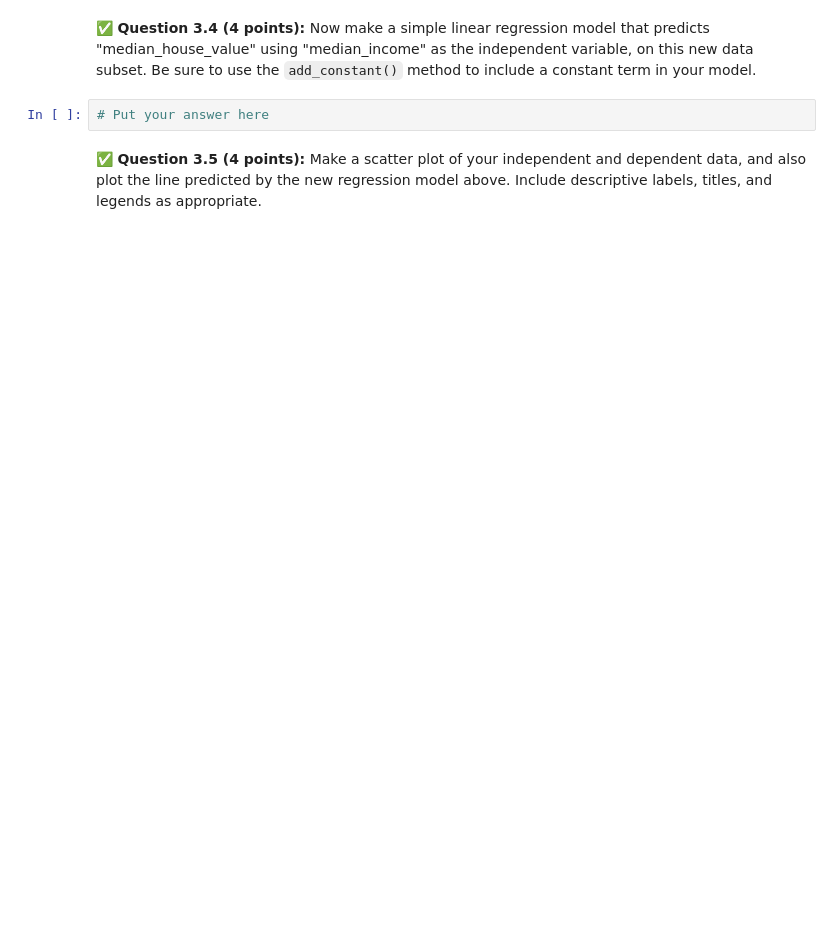
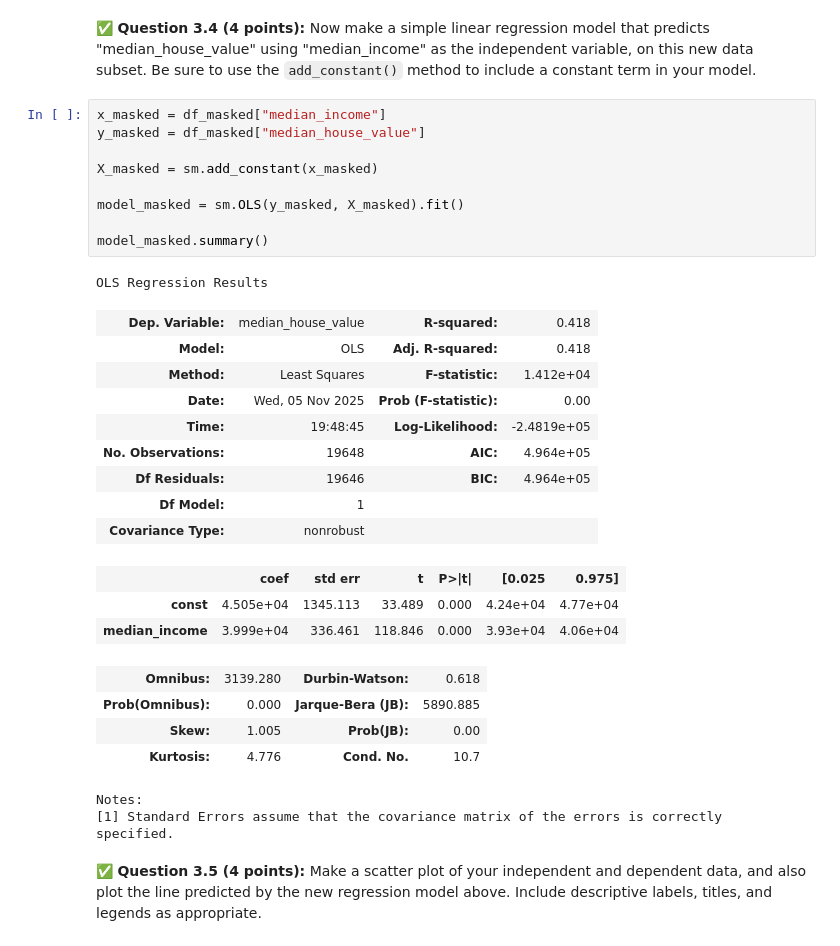
Before and after one commit to winbergd/cmse202-f25-turnin, a Jupyter notebook: hw-03/HW3_CMSE202.ipynb, the cells around one changed output. Drawn from its saved outputs; the diff is of its cells as text; blank space fills up the shorter version.

```diff
--- a/hw-03/HW3_CMSE202.ipynb
+++ b/hw-03/HW3_CMSE202.ipynb
@@ -220,6 +284,33 @@ In this part, we'll perform some one-variable linear regression analysis on the
 # %% [markdown]
 &#9989; **Question 3.4 (4 points):** Now make a simple linear regression model that predicts "median_house_value" using "median_income" as the independent variable, on this new data subset. Be sure to use the `add_constant()` method to include a constant term in your model.
-# %%
-# Put your answer here
+# %%
+x_masked = df_masked["median_income"]
+y_masked = df_masked["median_house_value"]
+
+X_masked = sm.add_constant(x_masked)
+
+model_masked = sm.OLS(y_masked, X_masked).fit()
+
+model_masked.summary()
+# %% [output]
+OLS Regression Results
+| Dep. Variable: | median_house_value | R-squared: | 0.418 |
+| Model: | OLS | Adj. R-squared: | 0.418 |
+| Method: | Least Squares | F-statistic: | 1.412e+04 |
+| Date: | Wed, 05 Nov 2025 | Prob (F-statistic): | 0.00 |
+| Time: | 19:48:45 | Log-Likelihood: | -2.4819e+05 |
+| No. Observations: | 19648 | AIC: | 4.964e+05 |
+| Df Residuals: | 19646 | BIC: | 4.964e+05 |
+| Df Model: | 1 |  |  |
+| Covariance Type: | nonrobust |  |  |
+|  | coef | std err | t | P>|t| | [0.025 | 0.975] |
+| const | 4.505e+04 | 1345.113 | 33.489 | 0.000 | 4.24e+04 | 4.77e+04 |
+| median_income | 3.999e+04 | 336.461 | 118.846 | 0.000 | 3.93e+04 | 4.06e+04 |
+| Omnibus: | 3139.280 | Durbin-Watson: | 0.618 |
+| Prob(Omnibus): | 0.000 | Jarque-Bera (JB): | 5890.885 |
+| Skew: | 1.005 | Prob(JB): | 0.00 |
+| Kurtosis: | 4.776 | Cond. No. | 10.7 |
+Notes:
+[1] Standard Errors assume that the covariance matrix of the errors is correctly specified.
 # %% [markdown]
 &#9989; **Question 3.5 (4 points):** Make a scatter plot of your independent and dependent data, and also plot the line predicted by the new regression model above. Include descriptive labels, titles, and legends as appropriate.
```
Also changed, not shown: parts of 12 cells of this notebook.
